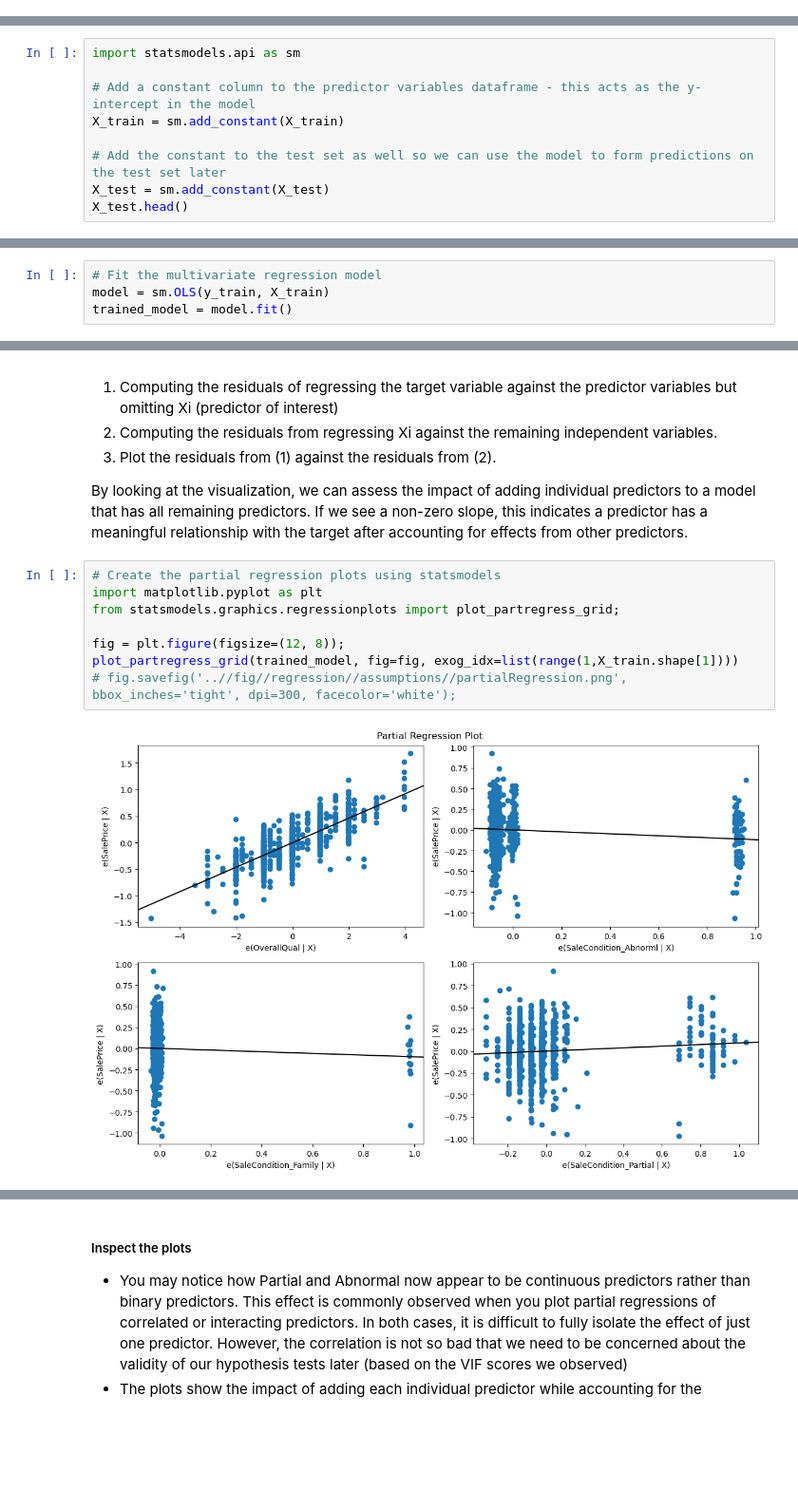
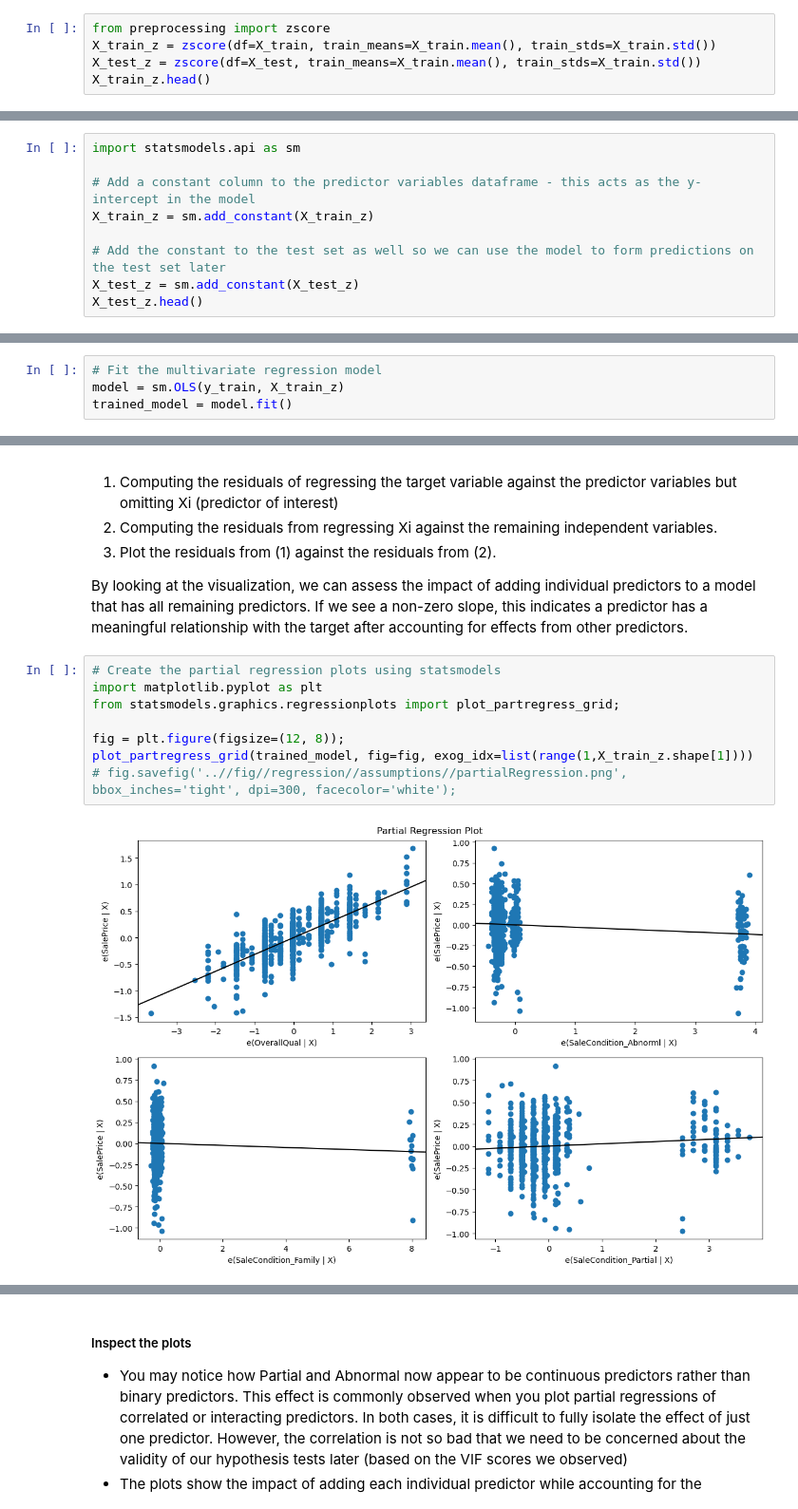
Before and after one commit to carpentries-incubator/high-dimensional-analysis-in-python, a Jupyter notebook: code/05-Regression-assumptions.ipynb, the cells around one changed output, grey strips where cells are left out. Shown at 95% size. Cells and saved outputs as stored; diff of their text form; blank space fills up the shorter version.

```diff
--- a/code/05-Regression-assumptions.ipynb
+++ b/code/05-Regression-assumptions.ipynb
@@ -289,0 +292,5 @@ print(X_test.shape)
+# %%
+from preprocessing import zscore
+X_train_z = zscore(df=X_train, train_means=X_train.mean(), train_stds=X_train.std())
+X_test_z = zscore(df=X_test, train_means=X_train.mean(), train_stds=X_train.std())
+X_train_z.head()
@@ -291,10 +305,10 @@ print(X_test.shape)
 import statsmodels.api as sm
 
 # Add a constant column to the predictor variables dataframe - this acts as the y-intercept in the model
-X_train = sm.add_constant(X_train)
+X_train_z = sm.add_constant(X_train_z)
 
 # Add the constant to the test set as well so we can use the model to form predictions on the test set later
-X_test = sm.add_constant(X_test)
-X_test.head()
+X_test_z = sm.add_constant(X_test_z)
+X_test_z.head()
 # %% [output]
 |  | const | OverallQual | SaleCondition_Abnorml | SaleCondition_Family | SaleCondition_Partial |
@@ -306,6 +320,6 @@ X_test.head()
 # %%
 # Fit the multivariate regression model
-model = sm.OLS(y_train, X_train)
+model = sm.OLS(y_train, X_train_z)
 trained_model = model.fit()
 # %% [markdown]
 ### 4. Evaluate evidence of overfitting or *severe* underfitting
@@ -360,10 +374,10 @@ By looking at the visualization, we can assess the impact of adding individual p
 # %%
 # Create the partial regression plots using statsmodels
 import matplotlib.pyplot as plt
 from statsmodels.graphics.regressionplots import plot_partregress_grid;
 
 fig = plt.figure(figsize=(12, 8));
-plot_partregress_grid(trained_model, fig=fig, exog_idx=list(range(1,X_train.shape[1])))
+plot_partregress_grid(trained_model, fig=fig, exog_idx=list(range(1,X_train_z.shape[1])))
 # fig.savefig('..//fig//regression//assumptions//partialRegression.png', bbox_inches='tight', dpi=300, facecolor='white');
 # %% [output]
-[figure, old version]
+[figure, new version]
```
Also changed, not shown: parts of 18 cells of this notebook, 22 other files.
